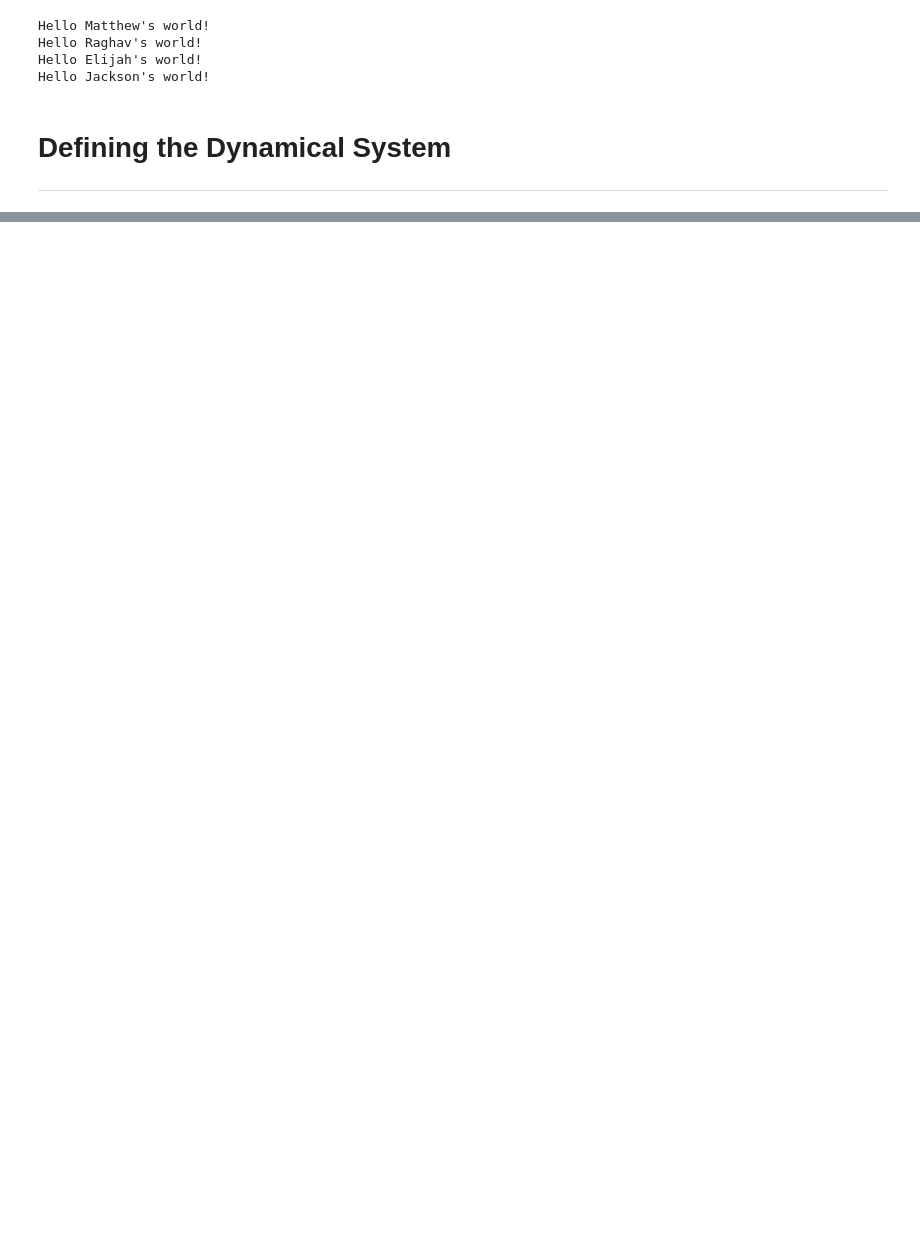
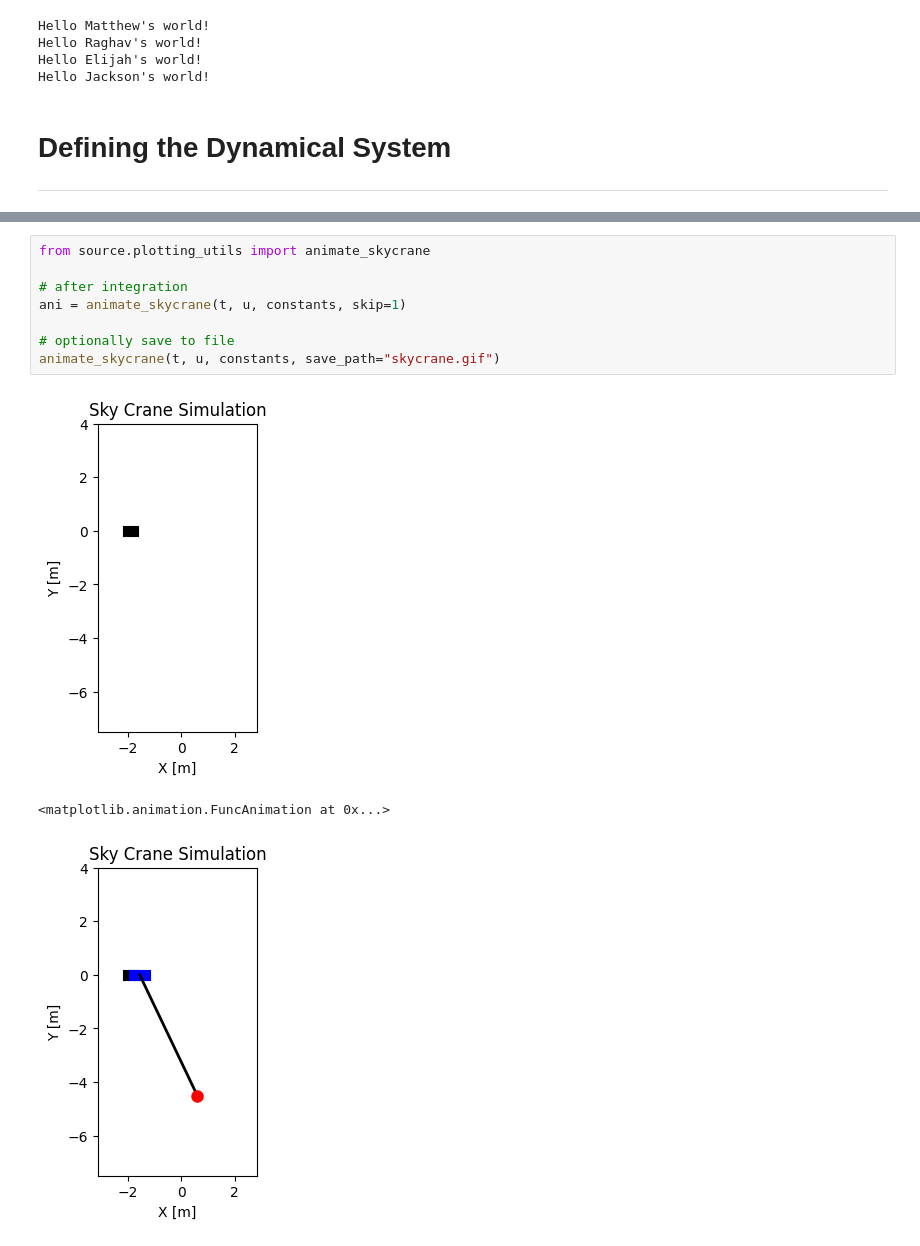
Before and after one commit to elijah-lewis5/AE370-Project-1, a Jupyter notebook: main.ipynb, the cells around one changed output, grey strips where cells are left out. Drawn from its saved outputs; the diff is of its cells as text; blank space fills up the shorter version.

```diff
--- a/main.ipynb
+++ b/main.ipynb
@@ -64,0 +89,12 @@ Hello Jackson's world!
+# %%
+from source.plotting_utils import animate_skycrane
+
+# after integration
+ani = animate_skycrane(t, u, constants, skip=1)
+
+# optionally save to file
+animate_skycrane(t, u, constants, save_path="skycrane.gif")
+# %% [output]
+[figure, added]
+<matplotlib.animation.FuncAnimation at 0x...>
+[figure, added]
```
Also changed, not shown: parts of 3 cells of this notebook, 3 other files.
